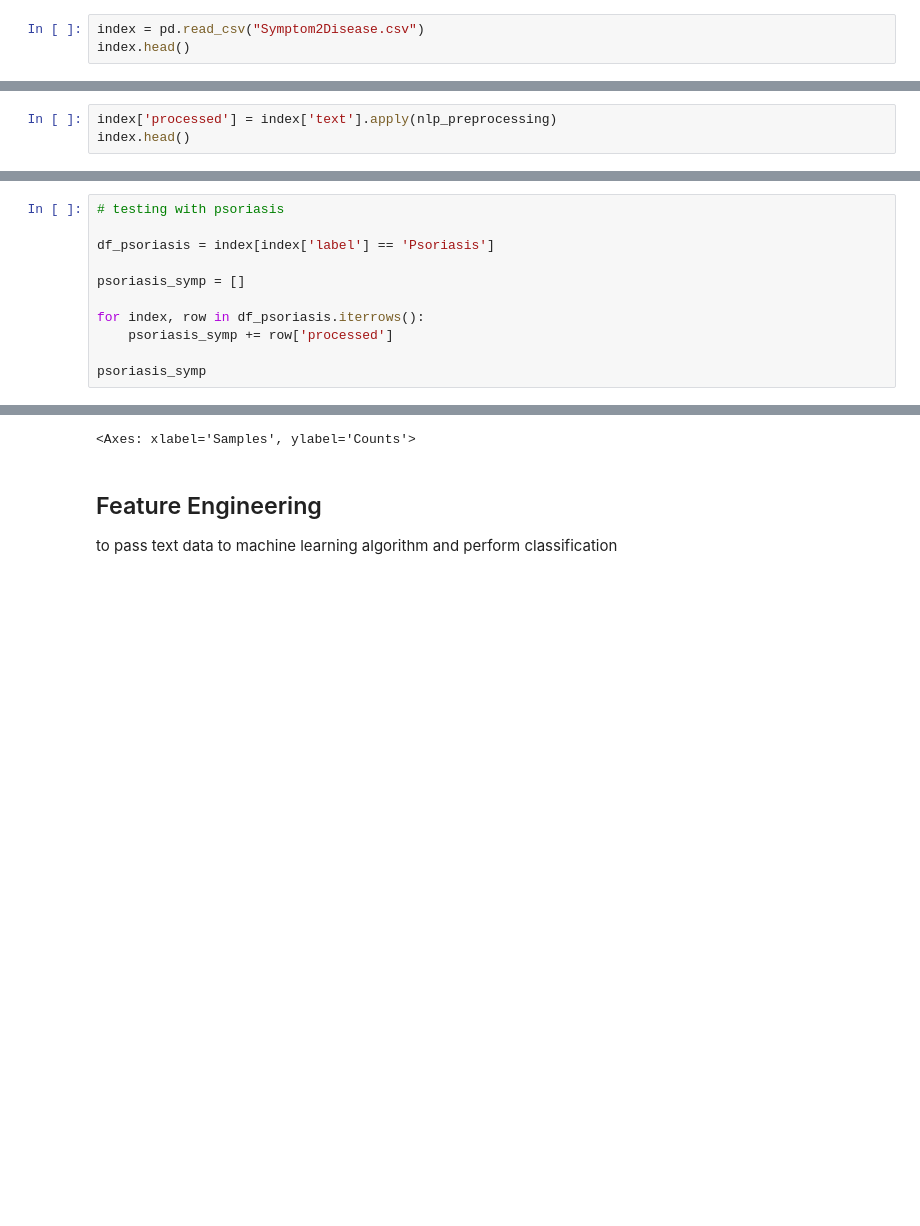
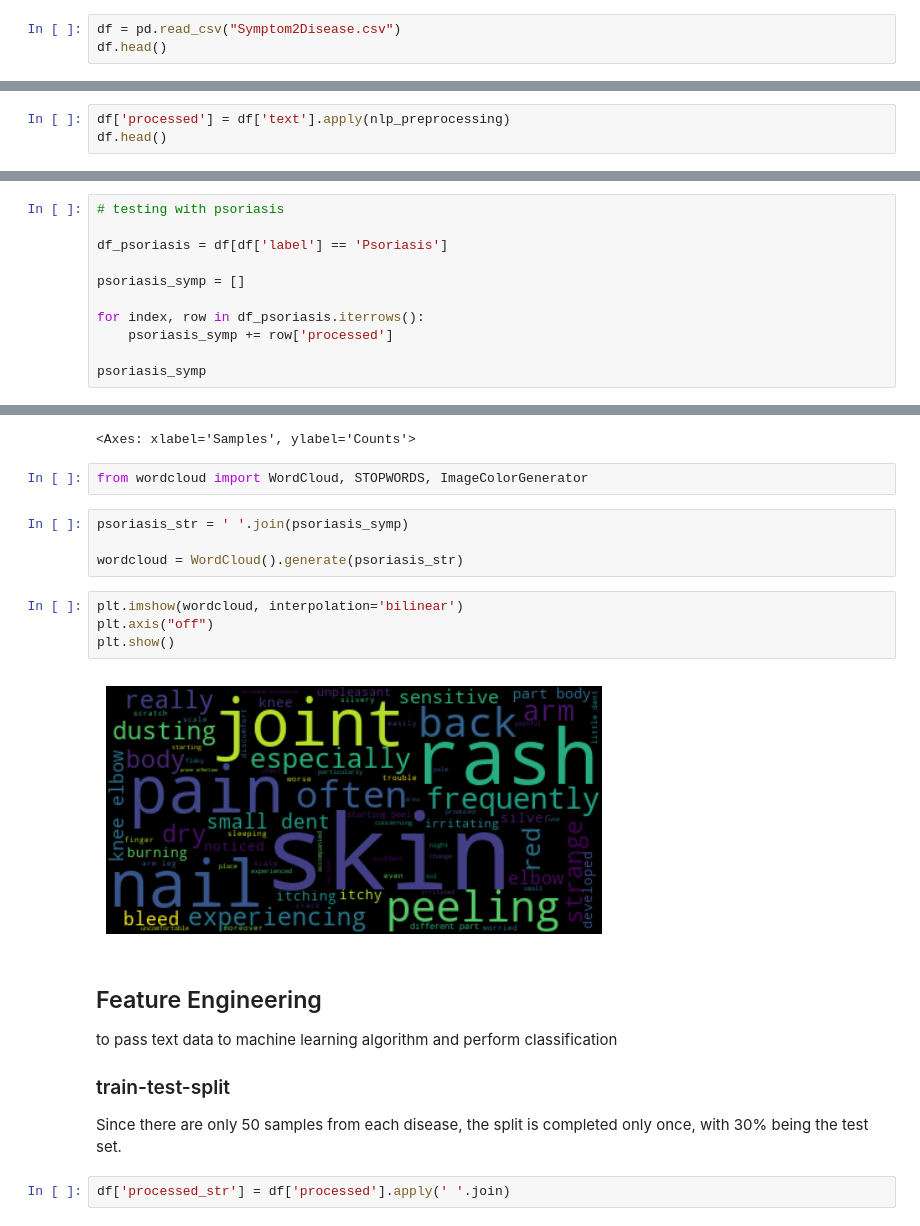
Before and after one commit to SangyunT/disease_and_symptoms, a Jupyter notebook: index.ipynb, the cells around one changed output, grey strips where cells are left out. Saved outputs shown, nothing was run; the diff lists cells and outputs as text; blank space fills up the shorter version.

```diff
--- a/index.ipynb
+++ b/index.ipynb
@@ -1,8 +1,8 @@
 # %%
 import pandas as pd
 # %%
-index = pd.read_csv("Symptom2Disease.csv")
-index.head()
+df = pd.read_csv("Symptom2Disease.csv")
+df.head()
 # %% [output]
 |  | Unnamed: 0 | label | text |
 | 0 | 0 | Psoriasis | I have been experiencing a skin r... |
@@ -55,8 +55,8 @@ def nlp_preprocessing(corpus):
 
     return lemmed_corp
 # %%
-index['processed'] = index['text'].apply(nlp_preprocessing)
-index.head()
+df['processed'] = df['text'].apply(nlp_preprocessing)
+df.head()
 # %% [output]
 |  | Unnamed: 0 | label | text | processed |
 | 0 | 0 | Psoriasis | I have been experiencing a skin r... | [experiencing, skin, rash, arm, l... |
@@ -67,7 +71,7 @@ index.head()
 # %%
 # testing with psoriasis
 
-df_psoriasis = index[index['label'] == 'Psoriasis']
+df_psoriasis = df[df['label'] == 'Psoriasis']
 
 psoriasis_symp = []
 
@@ -103,6 +107,24 @@ fdist.plot(30)
 # %% [output]
 [figure]
 <Axes: xlabel='Samples', ylabel='Counts'>
+# %%
+from wordcloud import WordCloud, STOPWORDS, ImageColorGenerator
+# %%
+psoriasis_str = ' '.join(psoriasis_symp)
+
+wordcloud = WordCloud().generate(psoriasis_str)
+# %%
+plt.imshow(wordcloud, interpolation='bilinear')
+plt.axis("off")
+plt.show()
+# %% [output]
+[figure, added]
 # %% [markdown]
 ## Feature Engineering
 to pass text data to machine learning algorithm and perform classification
+
+### train-test-split
+
+Since there are only 50 samples from each disease, the split is completed only once, with 30% being the test set.
+# %%
+df['processed_str'] = df['processed'].apply(' '.join)
```
Also changed, not shown: parts of 7 cells of this notebook.
